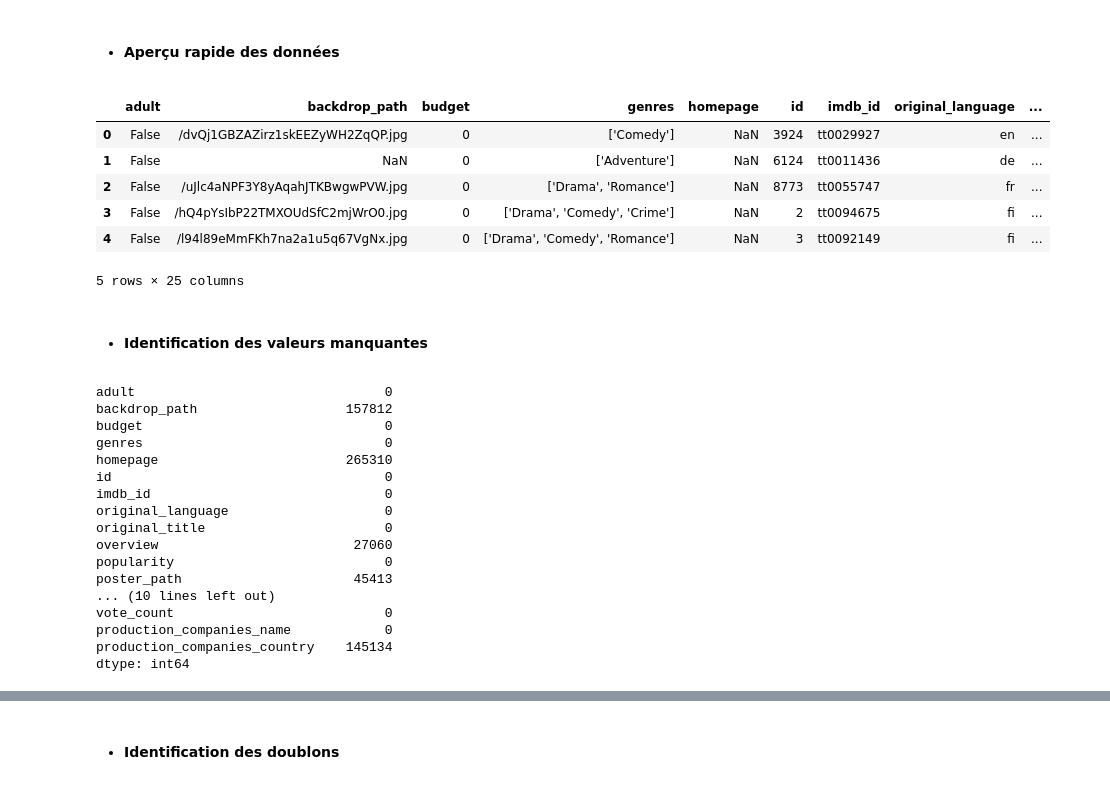
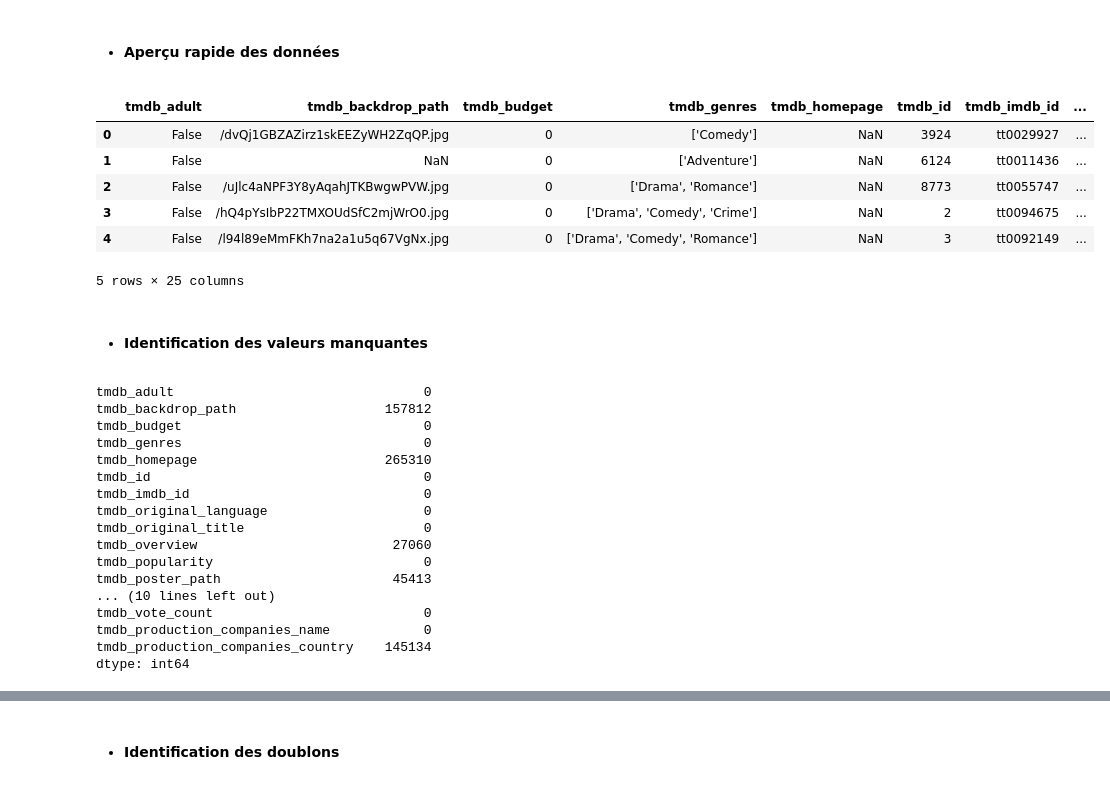
Before and after one commit to jpvt-data/AlgoCinema, a Jupyter notebook: exploration/exploration_tmdb_full.ipynb, the cells around one changed output, grey strips where cells are left out. Saved outputs shown, nothing was run; the diff lists cells and outputs as text; code cells hidden in the pictures.

```diff
--- a/exploration/exploration_tmdb_full.ipynb
+++ b/exploration/exploration_tmdb_full.ipynb
@@ -69,34 +69,35 @@ memory usage: 54.9+ MB
 # %% [markdown]
 - #### Aperçu rapide des données
 # %%
+df_tmdb = df_tmdb.add_prefix('tmdb_')
 df_tmdb.head()
 # %% [output]
-|  | adult | backdrop_path | budget | genres | homepage | id | imdb_id | original_language | ... |
-| 0 | False | /dvQj1GBZAZirz1skEEZyWH2ZqQP.jpg | 0 | ['Comedy'] | NaN | 3924 | tt0029927 | en | ... |
-| 1 | False | NaN | 0 | ['Adventure'] | NaN | 6124 | tt0011436 | de | ... |
-| 2 | False | /uJlc4aNPF3Y8yAqahJTKBwgwPVW.jpg | 0 | ['Drama', 'Romance'] | NaN | 8773 | tt0055747 | fr | ... |
-| 3 | False | /hQ4pYsIbP22TMXOUdSfC2mjWrO0.jpg | 0 | ['Drama', 'Comedy', 'Crime'] | NaN | 2 | tt0094675 | fi | ... |
-| 4 | False | /l94l89eMmFKh7na2a1u5q67VgNx.jpg | 0 | ['Drama', 'Comedy', 'Romance'] | NaN | 3 | tt0092149 | fi | ... |
+|  | tmdb_adult | tmdb_backdrop_path | tmdb_budget | tmdb_genres | tmdb_homepage | tmdb_id | tmdb_imdb_id | ... |
+| 0 | False | /dvQj1GBZAZirz1skEEZyWH2ZqQP.jpg | 0 | ['Comedy'] | NaN | 3924 | tt0029927 | ... |
+| 1 | False | NaN | 0 | ['Adventure'] | NaN | 6124 | tt0011436 | ... |
+| 2 | False | /uJlc4aNPF3Y8yAqahJTKBwgwPVW.jpg | 0 | ['Drama', 'Romance'] | NaN | 8773 | tt0055747 | ... |
+| 3 | False | /hQ4pYsIbP22TMXOUdSfC2mjWrO0.jpg | 0 | ['Drama', 'Comedy', 'Crime'] | NaN | 2 | tt0094675 | ... |
+| 4 | False | /l94l89eMmFKh7na2a1u5q67VgNx.jpg | 0 | ['Drama', 'Comedy', 'Romance'] | NaN | 3 | tt0092149 | ... |
 5 rows × 25 columns
 # %% [markdown]
 - #### Identification des valeurs manquantes
 # %%
 df_tmdb.isna().sum()
 # %% [output]
-adult                                0
-backdrop_path                   157812
-budget                               0
-genres                               0
-homepage                        265310
-id                                   0
-imdb_id                              0
-original_language                    0
-original_title                       0
-overview                         27060
-popularity                           0
-poster_path                      45413
+tmdb_adult                                0
+tmdb_backdrop_path                   157812
+tmdb_budget                               0
+tmdb_genres                               0
+tmdb_homepage                        265310
+tmdb_id                                   0
+tmdb_imdb_id                              0
+tmdb_original_language                    0
+tmdb_original_title                       0
+tmdb_overview                         27060
+tmdb_popularity                           0
+tmdb_poster_path                      45413
 ... (10 lines left out)
-vote_count                           0
-production_companies_name            0
-production_companies_country    145134
+tmdb_vote_count                           0
+tmdb_production_companies_name            0
+tmdb_production_companies_country    145134
 dtype: int64
```
Also changed, not shown: parts of 35 cells of this notebook, 1 other file.
